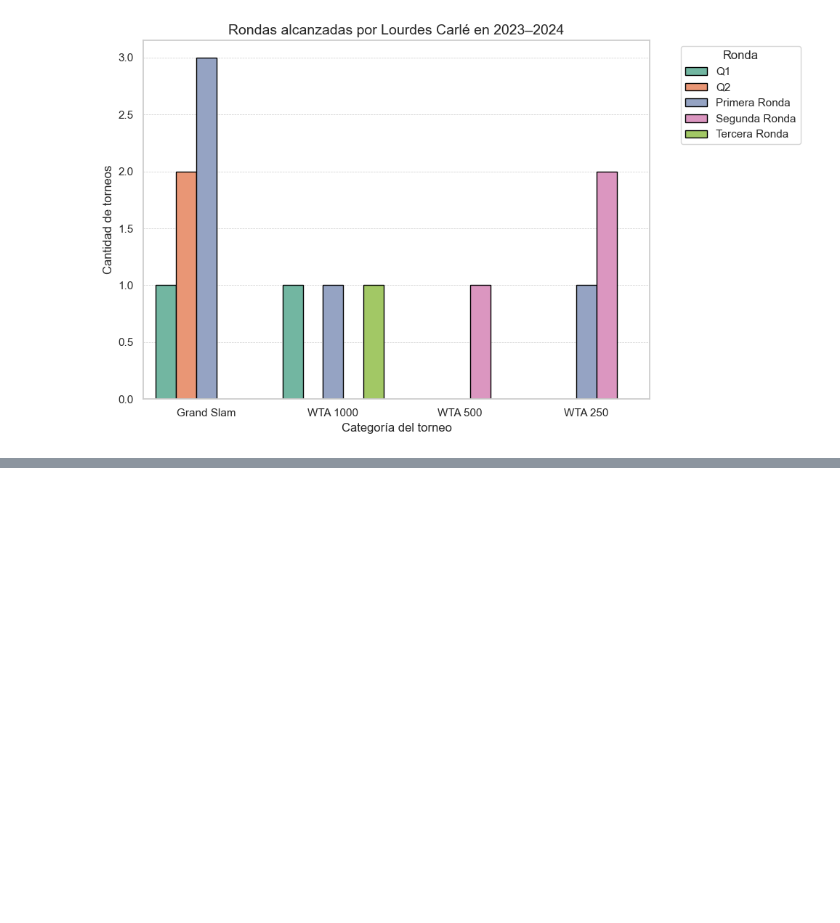
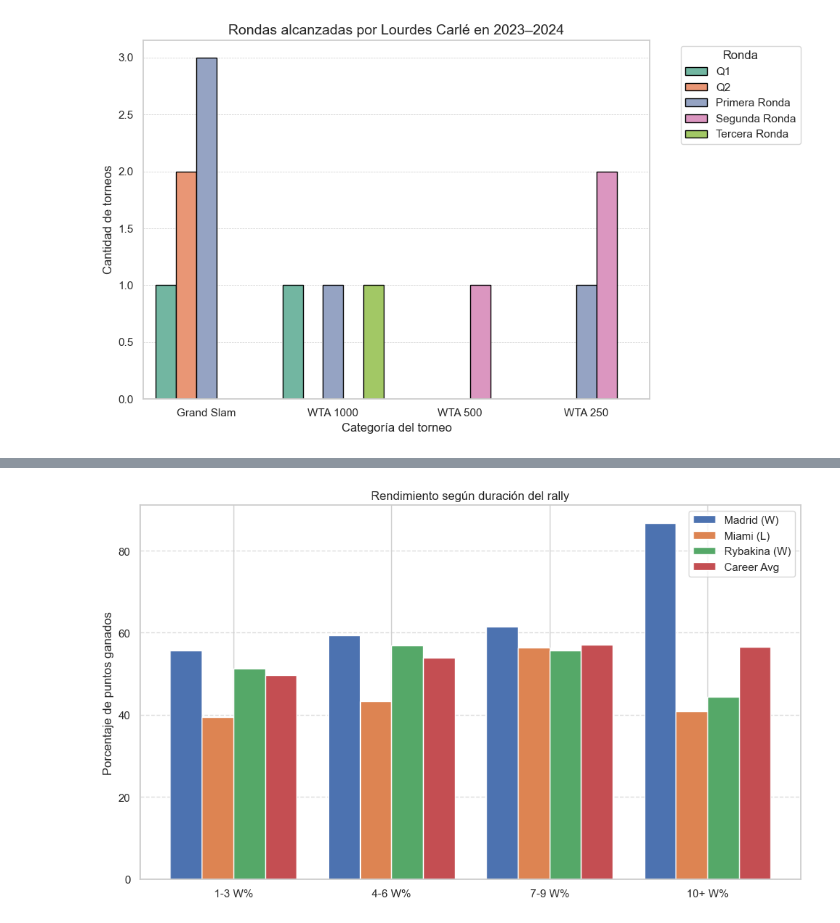
Before and after one commit to roreravi/kevin, a Jupyter notebook: tennis/carle.ipynb, the cells around one changed output, grey strips where cells are left out. Cells and saved outputs as stored; diff of their text form; code cells hidden in the pictures; blank space fills up the shorter version.

```diff
--- a/tennis/carle.ipynb
+++ b/tennis/carle.ipynb
@@ -316,0 +710,29 @@ plt.show()
+# %%
+# Datos de rendimiento por duración de rally
+labels = ["1-3 W%", "4-6 W%", "7-9 W%", "10+ W%"]
+madrid = [55.6, 59.3, 61.5, 86.7]
+miami = [39.5, 43.3, 56.3, 40.9]
+rybakina = [51.3, 56.9, 55.6, 44.4]
+career = [49.7, 53.9, 57.1, 56.5]
+
+# Posiciones en el eje x
+x = range(len(labels))
+width = 0.2  # Ancho de cada barra
+
+# Crear el gráfico de barras
+plt.figure(figsize=(10, 6))
+plt.bar([i - 1.5*width for i in x], madrid, width=width, label="Madrid (W)")
+plt.bar([i - 0.5*width for i in x], miami, width=width, label="Miami (L)")
+plt.bar([i + 0.5*width for i in x], rybakina, width=width, label="Rybakina (W)")
+plt.bar([i + 1.5*width for i in x], career, width=width, label="Career Avg")
+
+# Personalizar el gráfico
+plt.xticks(x, labels)
+plt.ylabel("Porcentaje de puntos ganados")
+plt.title("Rendimiento según duración del rally")
+plt.legend()
+plt.grid(axis="y", linestyle="--", alpha=0.7)
+plt.tight_layout()
+plt.show()
+# %% [output]
+[figure, added]
```
Also changed, not shown: parts of 20 cells of this notebook, 1 other file.
